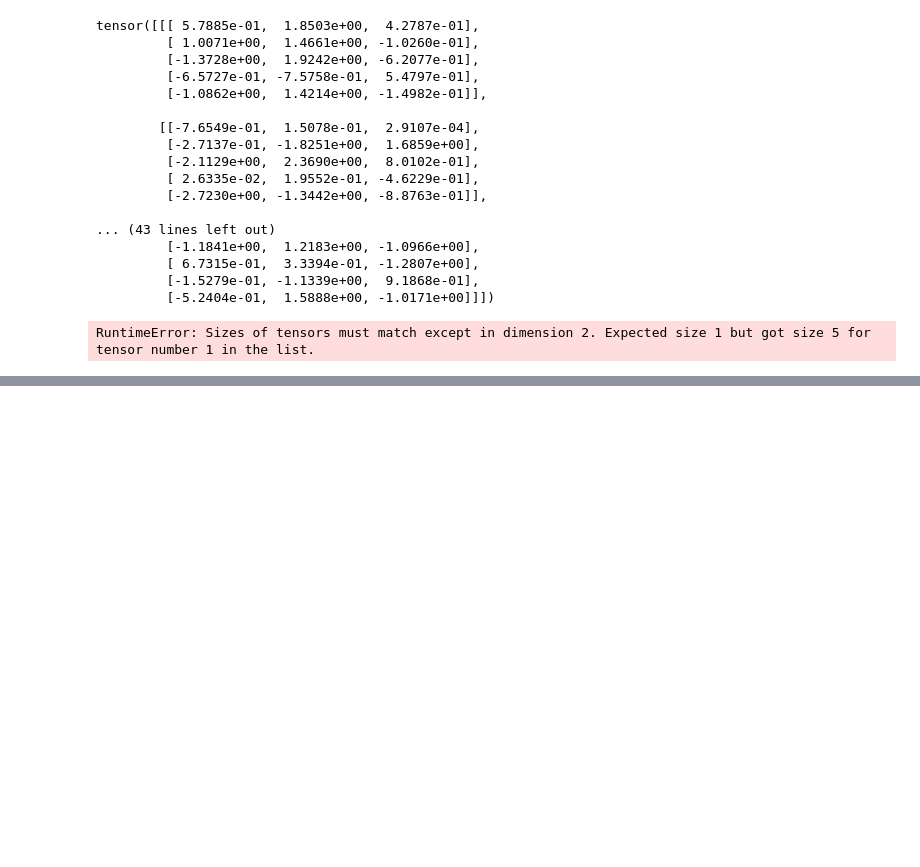
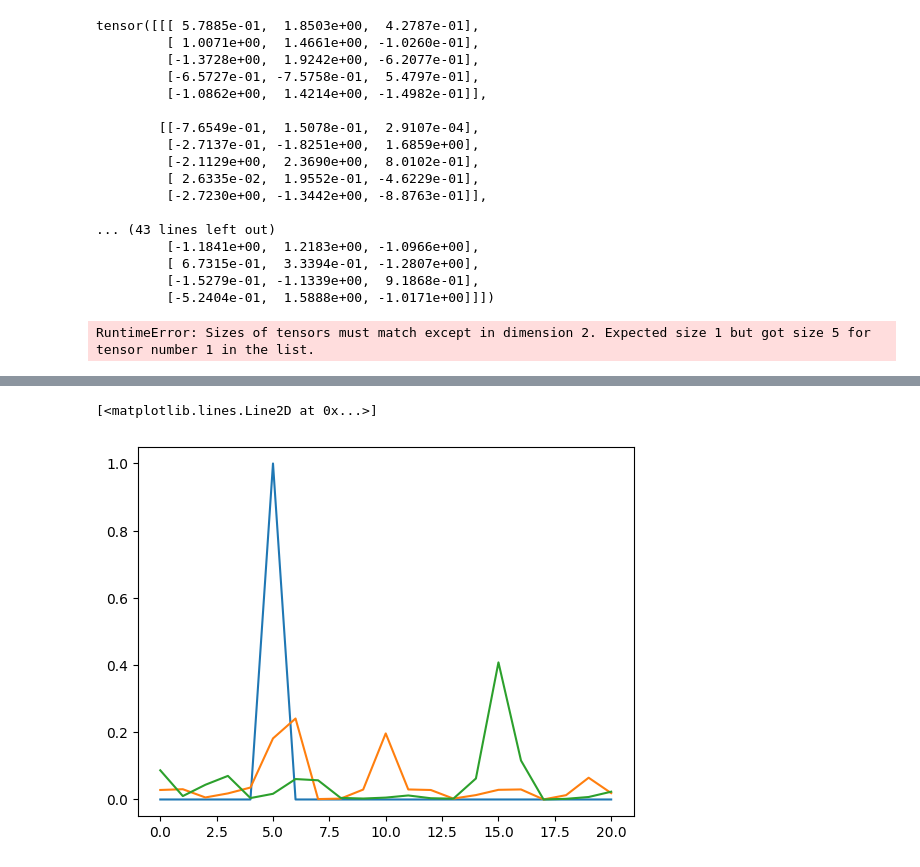
Before and after one commit to sachdved/NPR_for_Proteins, a Jupyter notebook: AttentiveNeuralProcess_Proteins.ipynb, the cells around one changed output, grey strips where cells are left out. Drawn from its saved outputs; the diff is of its cells as text; code cells hidden in the pictures; blank space fills up the shorter version.

Commit message:
Happy with latent attentive processes now

```diff
--- a/AttentiveNeuralProcess_Proteins.ipynb
+++ b/AttentiveNeuralProcess_Proteins.ipynb
@@ -651,0 +812,4 @@ RuntimeError: Sizes of tensors must match except in dimension 2. Expected size 1
+# %%
+ANP_lat = AttentiveNeuralProcess_Latent_3_layer(
+    1, 21, 128, 128, 128, 8, 4
+)
@@ -651,0 +878,8 @@ RuntimeError: Sizes of tensors must match except in dimension 2. Expected size 1
+# %%
+import matplotlib.pyplot as plt
+plt.plot(y_target[0,20])
+plt.plot(val_y_pred.detach().numpy()[0,20])
+plt.plot(frequency_matrix[20]/7865)
+# %% [output]
+[<matplotlib.lines.Line2D at 0x...>]
+[figure, added]
```
Also changed, not shown: parts of 8 cells of this notebook, 13 other files.
